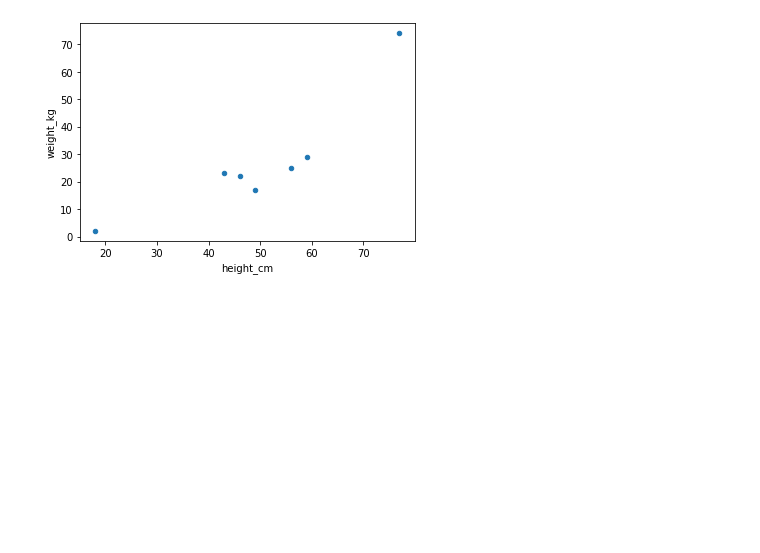
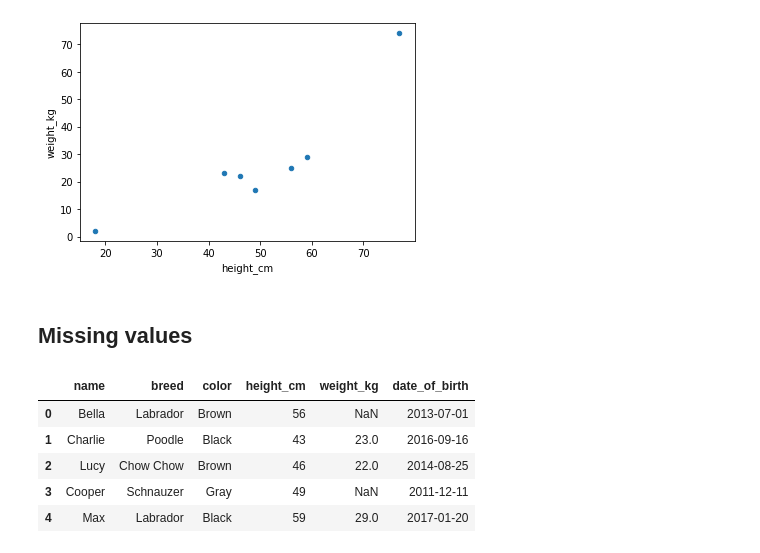
Before and after one commit to Abito21/DataScience-Python-DataCamp, a Jupyter notebook: 3-Data-Manipulation-with-Pandas.ipynb, the cells around one changed output. Saved outputs shown, nothing was run; the diff lists cells and outputs as text; code cells hidden in the pictures; blank space fills up the shorter version.

```diff
--- a/3-Data-Manipulation-with-Pandas.ipynb
+++ b/3-Data-Manipulation-with-Pandas.ipynb
@@ -1453,0 +1466,25 @@ plt.show()
+# %% [markdown]
+## Missing values
+# %%
+from numpy import NaN
+import pandas as pd
+dict = {
+    "name": ["Bella", "Charlie", "Lucy", "Cooper", "Max", "Stella", "Bernie"],
+    "breed": ["Labrador", "Poodle", "Chow Chow", "Schnauzer", "Labrador", "Chihuahua", "St. Bernard"],
+    "color": ["Brown", "Black", "Brown", "Gray", "Black", "Tan", "White"],
+    "height_cm": [56, 43, 46, 49, 59, 18, 77],
+    "weight_kg": [NaN, 23, 22, NaN, 29, 2, 74],
+    "date_of_birth": ["2013-07-01", "2016-09-16", "2014-08-25", "2011-12-11", "2017-01-20", "2015-04-20", "2018-02-27"]
+}
+
+# Summarizing numerical data
+dogs = pd.DataFrame(dict)
+
+dogs.head()
+# %% [output]
+|  | name | breed | color | height_cm | weight_kg | date_of_birth |
+| 0 | Bella | Labrador | Brown | 56 | NaN | 2013-07-01 |
+| 1 | Charlie | Poodle | Black | 43 | 23.0 | 2016-09-16 |
+| 2 | Lucy | Chow Chow | Brown | 46 | 22.0 | 2014-08-25 |
+| 3 | Cooper | Schnauzer | Gray | 49 | NaN | 2011-12-11 |
+| 4 | Max | Labrador | Black | 59 | 29.0 | 2017-01-20 |
```
Also changed, not shown: parts of 7 cells of this notebook.
